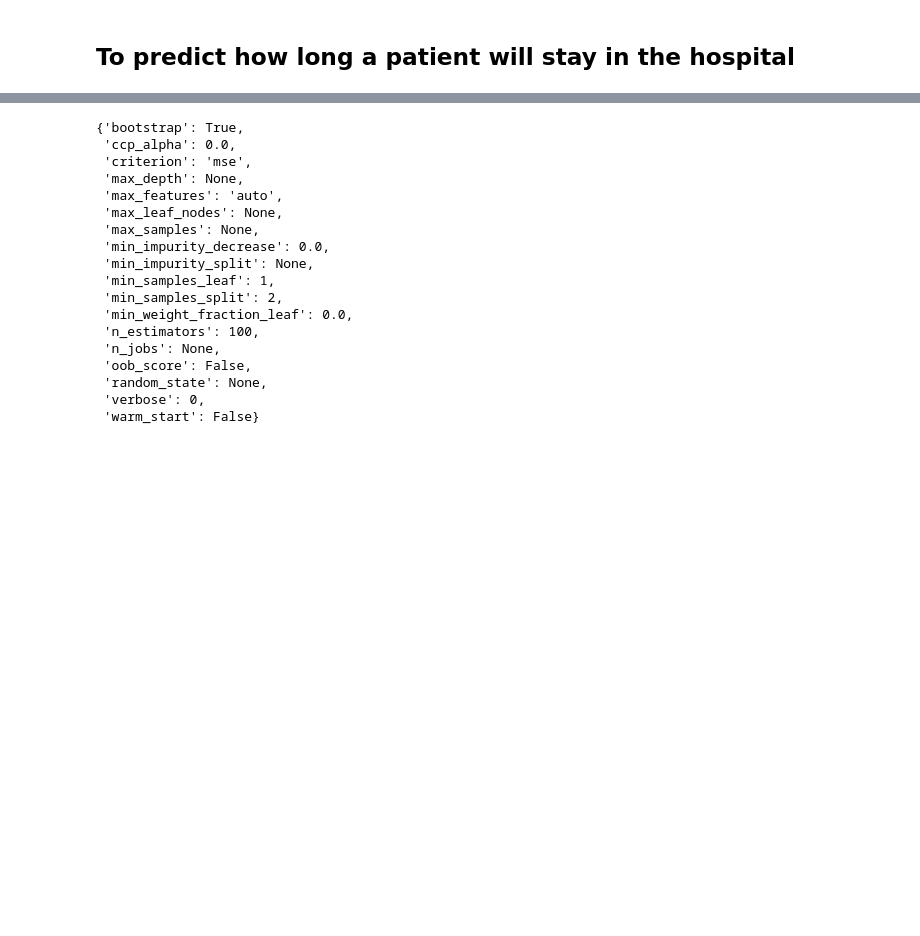
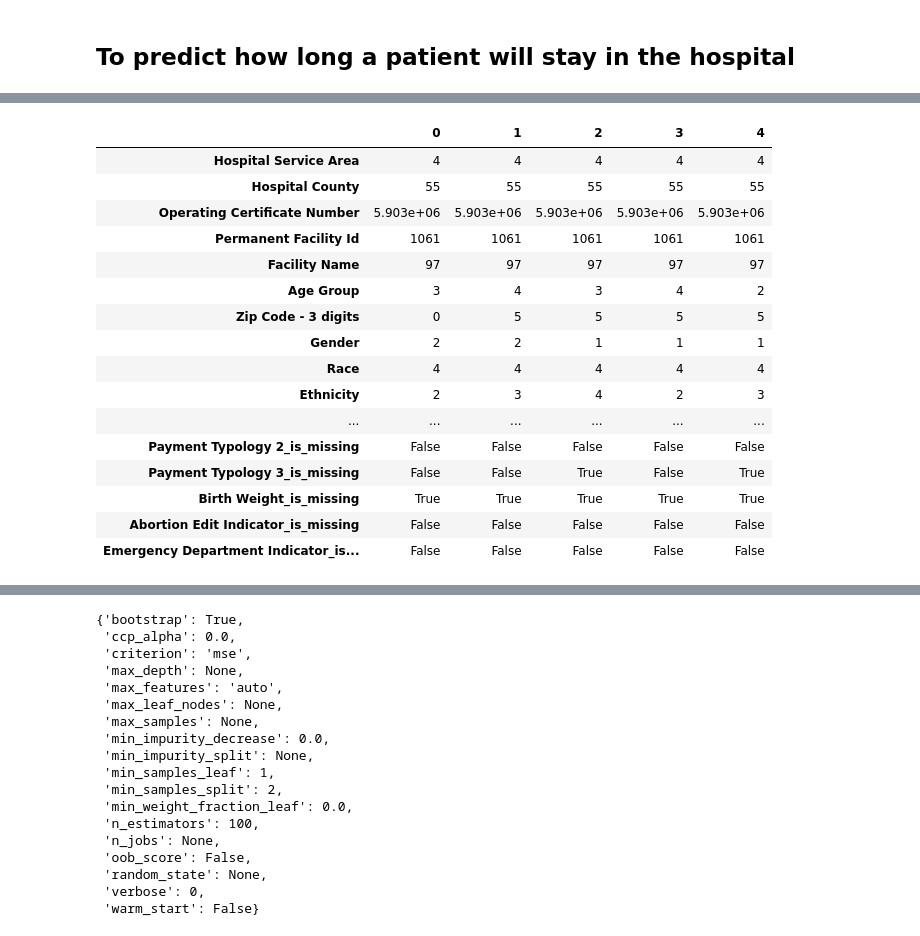
Before and after one commit to maxi-musz/GDSC_Fuoye_DS_ML_AI, a Jupyter notebook: GDSC-TASK-ONE.ipynb, the cells around one changed output, grey strips where cells are left out. Cells and saved outputs as stored; diff of their text form; code cells hidden in the pictures; blank space fills up the shorter version.

```diff
--- a/GDSC-TASK-ONE.ipynb
+++ b/GDSC-TASK-ONE.ipynb
@@ -172,0 +329,9 @@ y = patient_data["Length of Stay"]
+# %%
+# I will Fill numeric rows with the median
+for label, content in df.items():
+    if pd.api.types.is_numeric_dtype(content):
+        if pd.isnull(content).sum():
+            # I Added a binary column which tells me if the data was missing or not
+            df[label+"_is_missing"] = pd.isnull(content)
+            # I Filled missing numeric values with median
+            df[label] = content.fillna(content.median())
@@ -172,0 +345,6 @@ y = patient_data["Length of Stay"]
+# %%
+# Check if there's any null numeric values
+for label, content in df.items():
+    if pd.api.types.is_numeric_dtype(content):
+        if pd.isnull(content).sum():
+            print(label)
@@ -172,0 +373,5 @@ y = patient_data["Length of Stay"]
+# %%
+# I Checked for columns which aren't numeric
+for label, content in df.items():
+    if not pd.api.types.is_numeric_dtype(content):
+        print(label)
@@ -172,0 +396,8 @@ y = patient_data["Length of Stay"]
+# %%
+# I turned categorical variables into numbers and fill missing
+for label, content in df.items():
+    if not pd.api.types.is_numeric_dtype(content):
+        # I added a binary column to indicate whether sample had missing value
+        df[label+"_is_missing"] = pd.isnull(content)
+        # Turn categories into numbers and add +1
+        df[label] = pd.Categorical(content).codes+1
@@ -172,0 +424,20 @@ y = patient_data["Length of Stay"]
+# %%
+df.head().T
+# %% [output]
+|  | 0 | 1 | 2 | 3 | 4 |
+| Hospital Service Area | 4 | 4 | 4 | 4 | 4 |
+| Hospital County | 55 | 55 | 55 | 55 | 55 |
+| Operating Certificate Number | 5.903e+06 | 5.903e+06 | 5.903e+06 | 5.903e+06 | 5.903e+06 |
+| Permanent Facility Id | 1061 | 1061 | 1061 | 1061 | 1061 |
+| Facility Name | 97 | 97 | 97 | 97 | 97 |
+| Age Group | 3 | 4 | 3 | 4 | 2 |
+| Zip Code - 3 digits | 0 | 5 | 5 | 5 | 5 |
+| Gender | 2 | 2 | 1 | 1 | 1 |
+| Race | 4 | 4 | 4 | 4 | 4 |
+| Ethnicity | 2 | 3 | 4 | 2 | 3 |
+| ... | ... | ... | ... | ... | ... |
+| Payment Typology 2_is_missing | False | False | False | False | False |
+| Payment Typology 3_is_missing | False | False | True | False | True |
+| Birth Weight_is_missing | True | True | True | True | True |
+| Abortion Edit Indicator_is_missing | False | False | False | False | False |
+| Emergency Department Indicator_is... | False | False | False | False | False |
```
Also changed, not shown: parts of 59 cells of this notebook.
